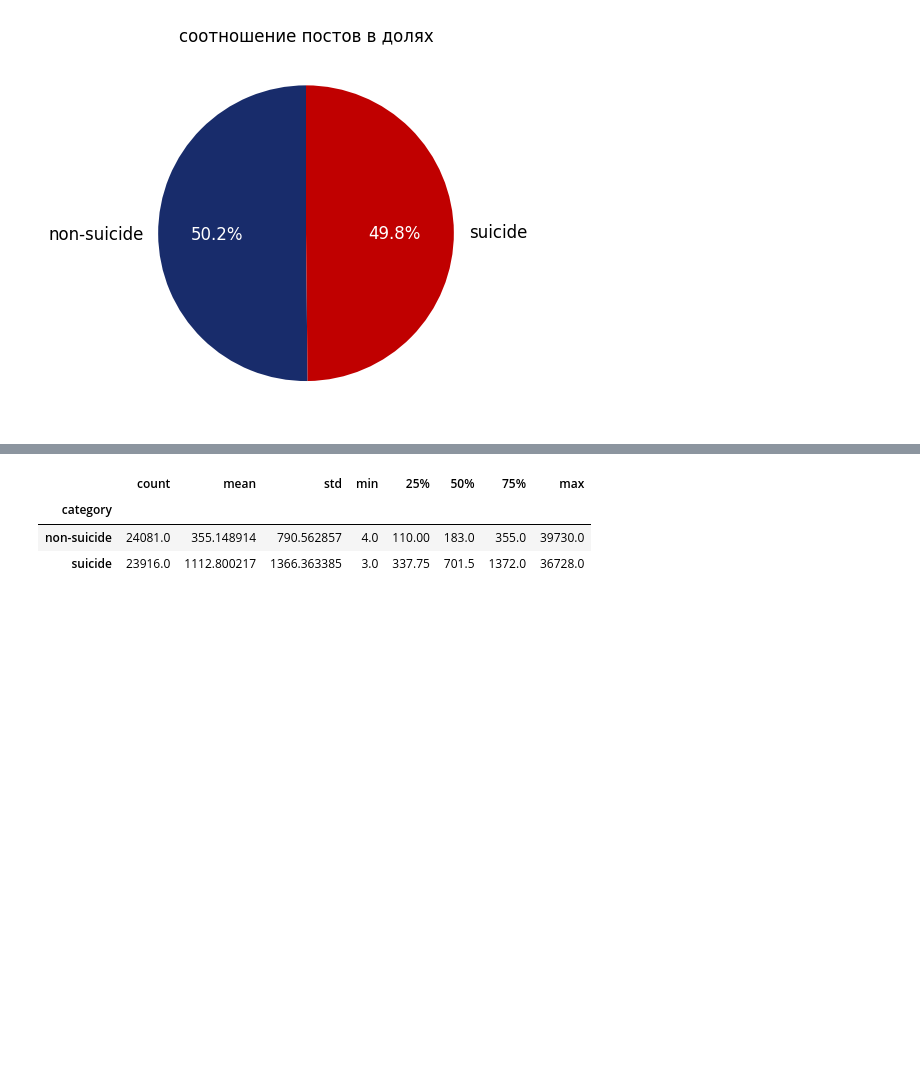
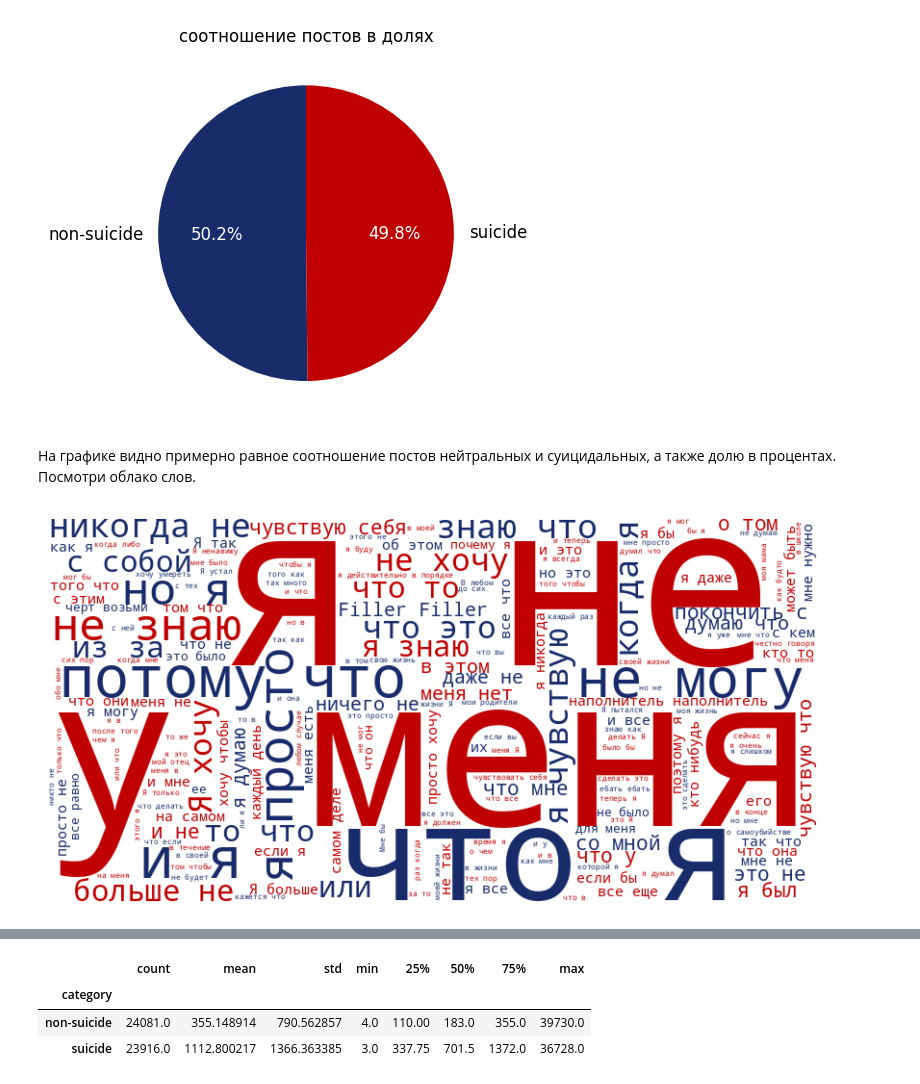
Before and after one commit to NatalieGo/MFTI_hackathon_1, a Jupyter notebook: dataset_analysis_ru.ipynb, the cells around one changed output, grey strips where cells are left out. Saved outputs shown, nothing was run; the diff lists cells and outputs as text; code cells hidden in the pictures; blank space fills up the shorter version.

```diff
--- a/dataset_analysis_ru.ipynb
+++ b/dataset_analysis_ru.ipynb
@@ -69,4 +69,33 @@ for i, pct_text in enumerate(plt.gca().texts):
         pct_text.set_color('white')
 # %% [output]
 [figure]
+# %% [markdown]
+На графике видно примерно равное соотношение постов нейтральных и суицидальных, а также долю в процентах. Посмотри облако слов.
+# %%
+# Фильтруем данные по указанной категории
+filtered_data = data2.loc[data2['category'] == 'non-suicide']
+
+# Объединяем текстовые данные в одну строку
+text_data = ' '.join(filtered_data['post'].astype(str))
+
+text_data = ' '.join(data2['post'].astype(str))
+#custom_stopwords = set(STOPWORDS)
+#custom_stopwords.update(['у', 'меня', 'что'])
+
+# Определяем кастомную цветовую функцию
+def color_func(word, font_size, position, orientation, **kwargs):
+    colors = ['#182C6B', '#C00000']
+    return colors[np.random.randint(0, len(colors))]
+
+# Создание облака слов
+wordcloud = WordCloud(width=800, height=400, background_color='white',
+                      stopwords=STOPWORDS, color_func=color_func).generate(text_data)
+
+# Показать облако слов
+plt.figure(figsize=(10, 5))
+plt.imshow(wordcloud, interpolation='bilinear')
+plt.axis('off')  # Отключить оси
+plt.show()
+# %% [output]
+[figure, added]
 # %%
```
Also changed, not shown: parts of 3 cells of this notebook.
